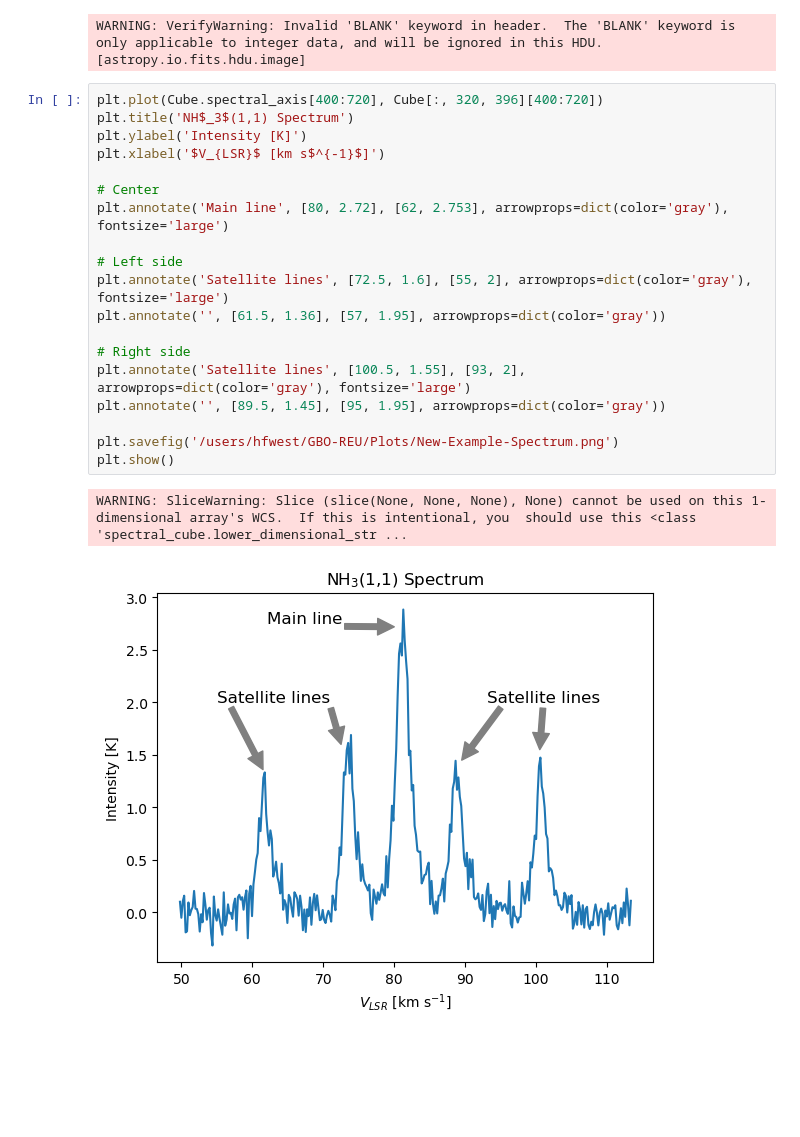
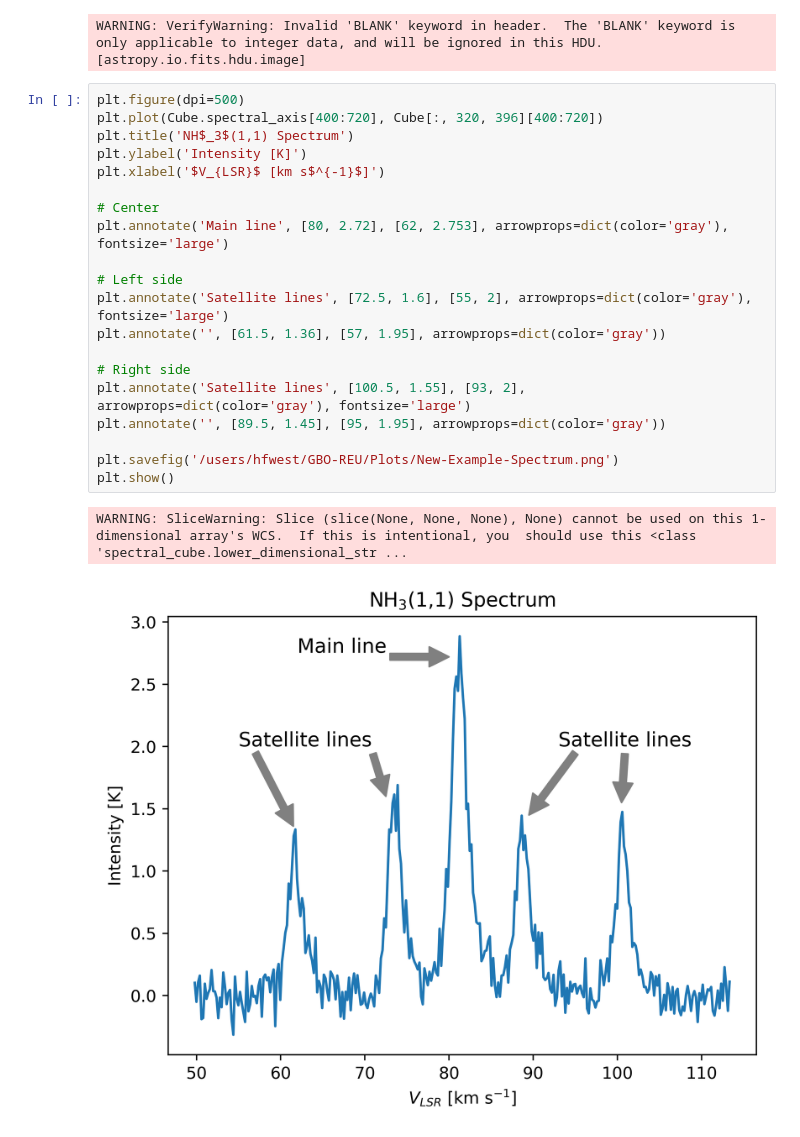
Before and after one commit to harrisonfwest/GBO-REU, a Jupyter notebook: Notebooks/quick-plotting.ipynb, the cells around one changed output. Drawn from its saved outputs; the diff is of its cells as text; blank space fills up the shorter version.

Commit message:
higher dpi plot

```diff
--- a/Notebooks/quick-plotting.ipynb
+++ b/Notebooks/quick-plotting.ipynb
@@ -22,24 +22,25 @@ print(Cube.shape)
 (854, 520, 598)
 WARNING: VerifyWarning: Invalid 'BLANK' keyword in header.  The 'BLANK' keyword is only applicable to integer data, and will be ignored in this HDU. [astropy.io.fits.hdu.image]
 # %%
+plt.figure(dpi=500)
 plt.plot(Cube.spectral_axis[400:720], Cube[:, 320, 396][400:720])
 plt.title('NH$_3$(1,1) Spectrum')
 plt.ylabel('Intensity [K]')
 plt.xlabel('$V_{LSR}$ [km s$^{-1}$]')
 
 # Center
 plt.annotate('Main line', [80, 2.72], [62, 2.753], arrowprops=dict(color='gray'), fontsize='large')
 
 # Left side
 plt.annotate('Satellite lines', [72.5, 1.6], [55, 2], arrowprops=dict(color='gray'), fontsize='large')
 plt.annotate('', [61.5, 1.36], [57, 1.95], arrowprops=dict(color='gray'))
 
 # Right side
 plt.annotate('Satellite lines', [100.5, 1.55], [93, 2], arrowprops=dict(color='gray'), fontsize='large')
 plt.annotate('', [89.5, 1.45], [95, 1.95], arrowprops=dict(color='gray'))
 
 plt.savefig('/users/hfwest/GBO-REU/Plots/New-Example-Spectrum.png')
 plt.show()
 # %% [output]
 WARNING: SliceWarning: Slice (slice(None, None, None), None) cannot be used on this 1-dimensional array's WCS.  If this is intentional, you  should use this <class 'spectral_cube.lower_dimensional_str ...
-[figure, old version]
+[figure, new version]
```
Also changed, not shown: 1 other file.
